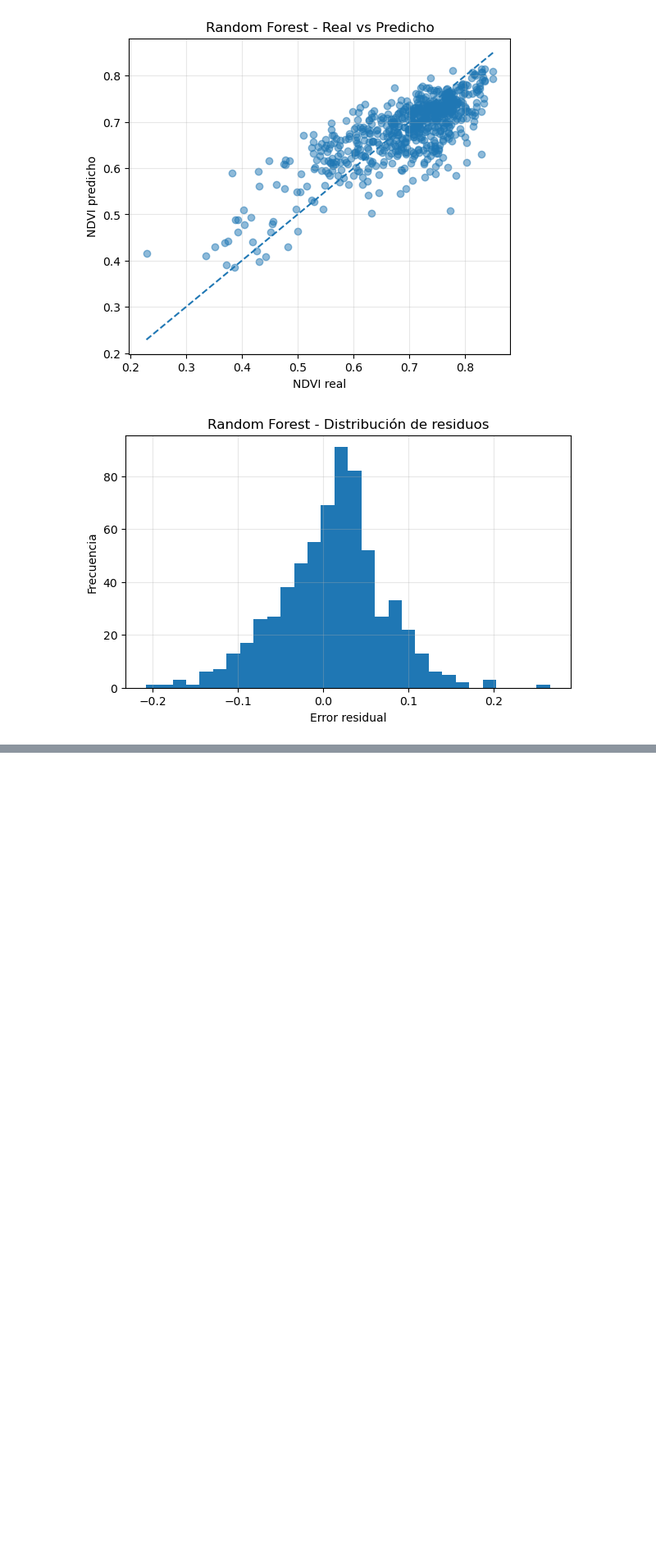
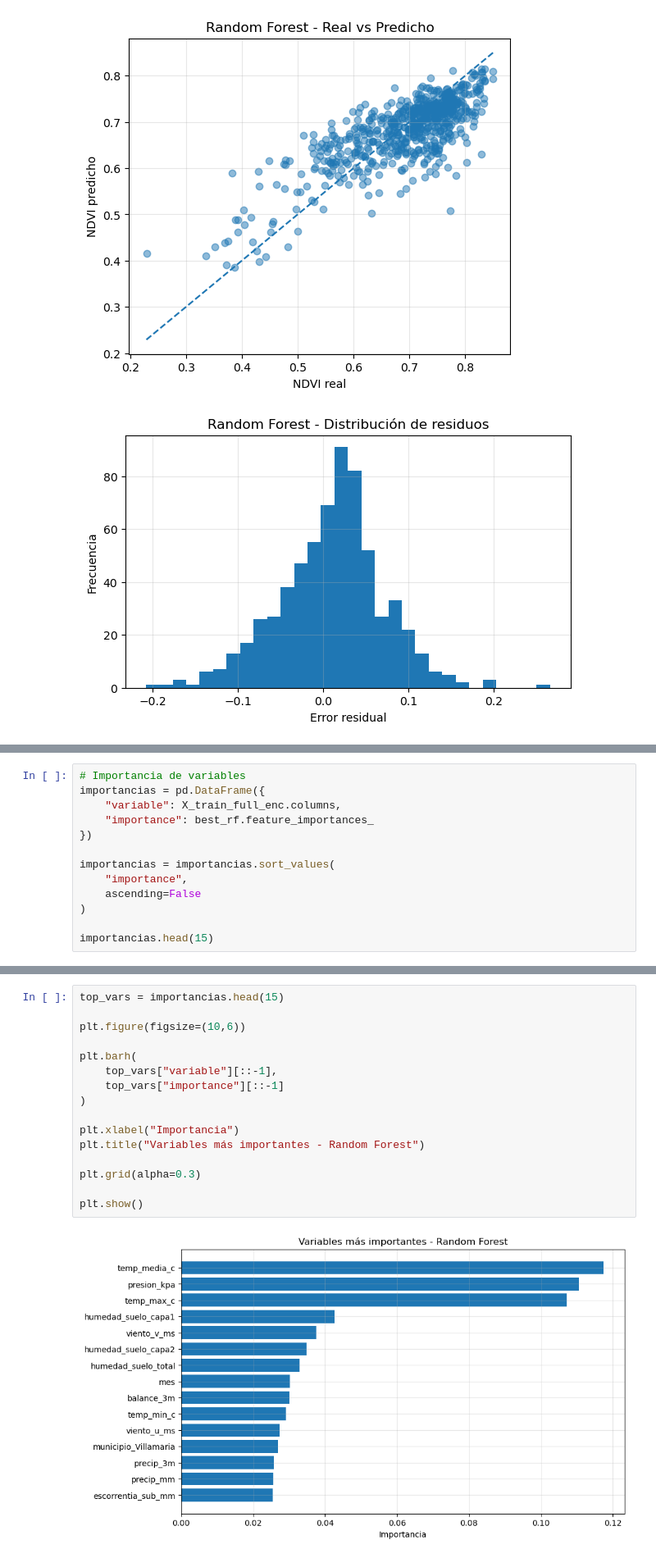
Before and after one commit to danieloliv44/proyecto_aplicado_en_analitica_de_datos, a Jupyter notebook: notebooks/Modelado/3. Modelo.ipynb, the cells around one changed output, grey strips where cells are left out. Shown at 82% size. Drawn from its saved outputs; the diff is of its cells as text; blank space fills up the shorter version.

```diff
--- a/notebooks/Modelado/3. Modelo.ipynb
+++ b/notebooks/Modelado/3. Modelo.ipynb
@@ -610,0 +793,13 @@ Fitting 5 folds for each of 432 candidates, totalling 2160 fits
+# %%
+# Importancia de variables
+importancias = pd.DataFrame({
+    "variable": X_train_full_enc.columns,
+    "importance": best_rf.feature_importances_
+})
+
+importancias = importancias.sort_values(
+    "importance",
+    ascending=False
+)
+
+importancias.head(15)
@@ -610,0 +823,18 @@ Fitting 5 folds for each of 432 candidates, totalling 2160 fits
+# %%
+top_vars = importancias.head(15)
+
+plt.figure(figsize=(10,6))
+
+plt.barh(
+    top_vars["variable"][::-1],
+    top_vars["importance"][::-1]
+)
+
+plt.xlabel("Importancia")
+plt.title("Variables más importantes - Random Forest")
+
+plt.grid(alpha=0.3)
+
+plt.show()
+# %% [output]
+[figure, added]
```
Also changed, not shown: parts of 18 cells of this notebook, 2 other files.
